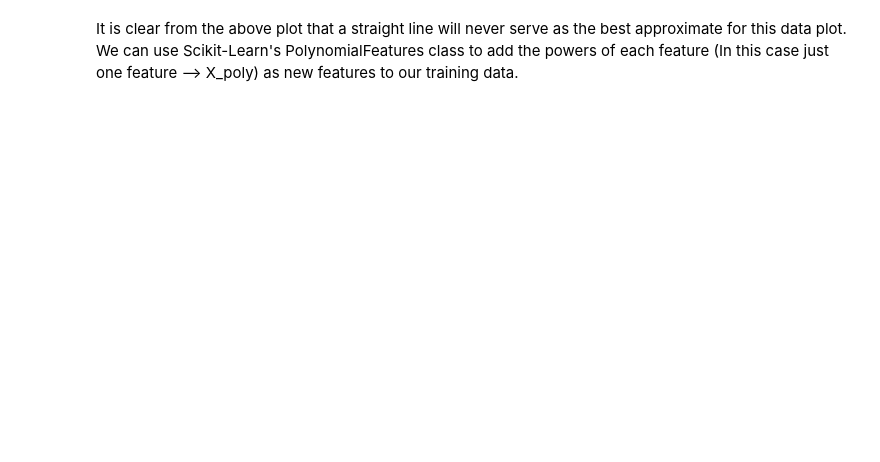
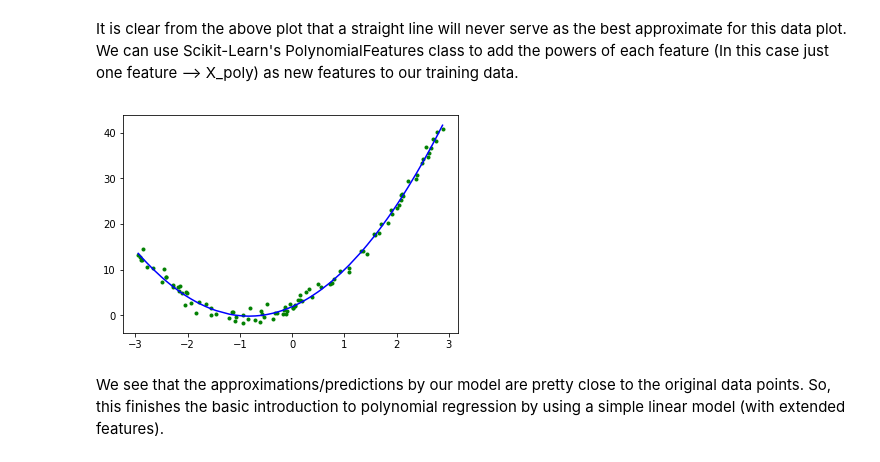
Before and after one commit to SaiPrajwal95/PracticalMachineLearning, a Jupyter notebook: LinearAndPolyRegression.ipynb, the cells around one changed output. Drawn from its saved outputs; the diff is of its cells as text; code cells hidden in the pictures; blank space fills up the shorter version.

Commit message:
Completed basic quad poly regression

```diff
--- a/LinearAndPolyRegression.ipynb
+++ b/LinearAndPolyRegression.ipynb
@@ -156,2 +157,17 @@ plt.show()
 # %% [markdown]
 It is clear from the above plot that a straight line will never serve as the best approximate for this data plot. We can use Scikit-Learn's PolynomialFeatures class to add the powers of each feature (In this case just one feature --> X_poly) as new features to our training data.
+# %%
+from sklearn.preprocessing import PolynomialFeatures
+ply_fea = PolynomialFeatures(degree=2, include_bias = False) # Polynomial Features with degree 2 (quadratic)
+X_pol_updated = ply_fea.fit_transform(X_pol)
+# %%
+lin_reg = LinearRegression()
+lin_reg.fit(X_pol_updated, y_pol)
+y = lin_reg.predict(X_pol_updated)
+plt.plot(X_pol,y_pol,"g.")
+plt.plot(X_pol, y, "b-")
+plt.show()
+# %% [output]
+[figure, added]
+# %% [markdown]
+We see that the approximations/predictions by our model are pretty close to the original data points. So, this finishes the basic introduction to polynomial regression by using a simple linear model (with extended features).
```
Also changed, not shown: parts of 9 cells of this notebook.
